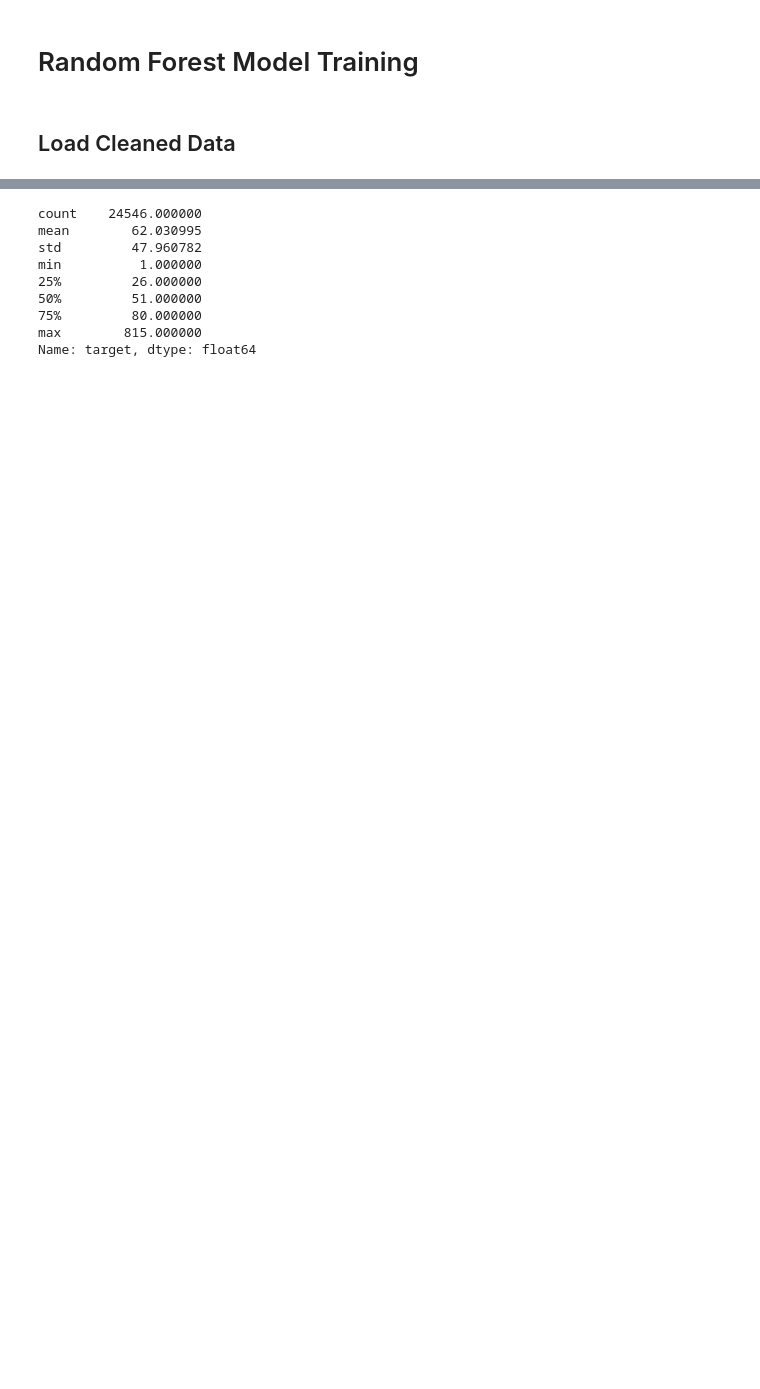
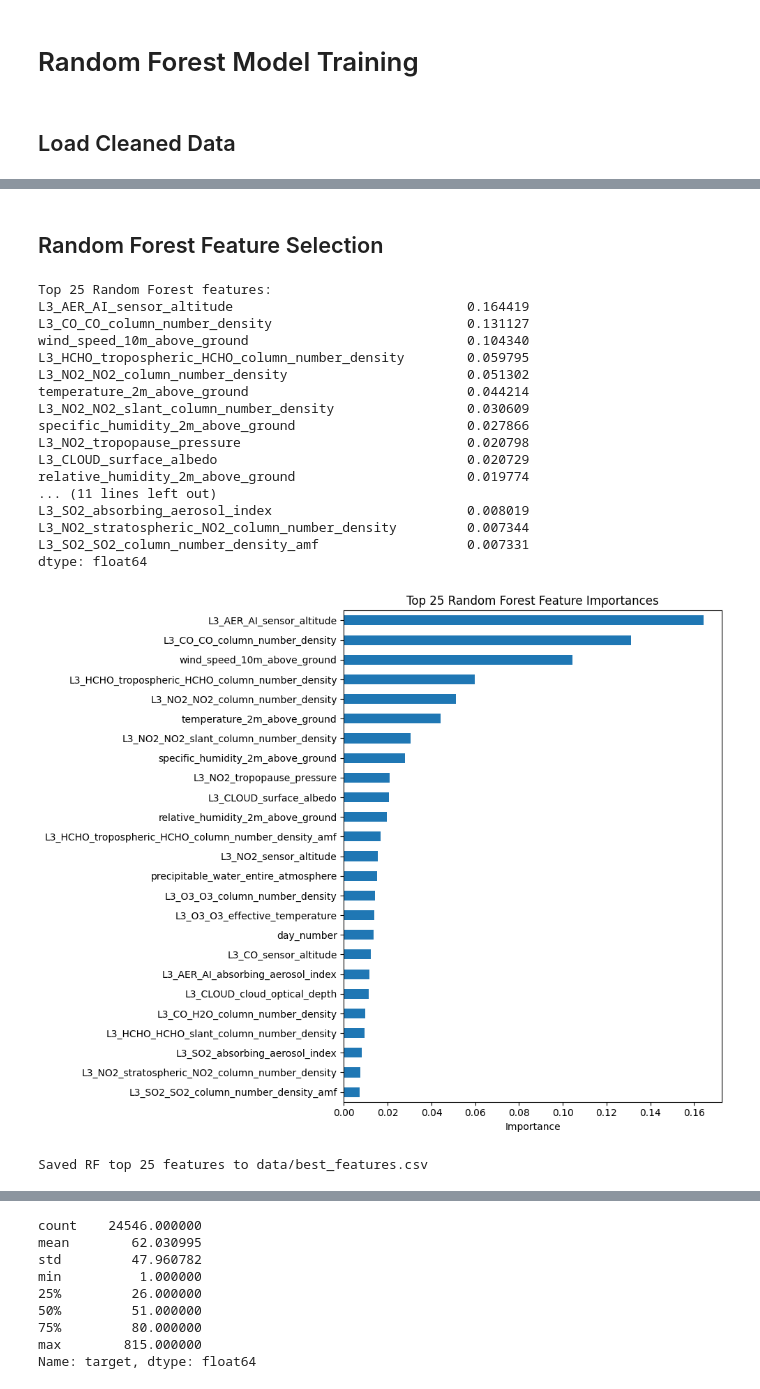
Before and after one commit to flyingpinguu/air_pollution_mlproject, a Jupyter notebook: random_forest.ipynb, the cells around one changed output, grey strips where cells are left out. Cells and saved outputs as stored; diff of their text form; code cells hidden in the pictures; blank space fills up the shorter version.

Commit message:
Update final modeling notebooks

```diff
--- a/random_forest.ipynb
+++ b/random_forest.ipynb
@@ -91,0 +61,16 @@ Validation RMSE: 32.03 µg/m³
+# %%
+# Partner version included this all-feature baseline; keep it as a simple comparison point.
+rf_default_all = RandomForestRegressor(
+    n_estimators=100,
+    random_state=42,
+    n_jobs=-1,
+)
+rf_default_all.fit(X_tr, y_tr_log)
+
+y_val_pred_rf_default_all = np.expm1(rf_default_all.predict(X_val))
+rmse_rf_default_all = np.sqrt(mean_squared_error(y_val, y_val_pred_rf_default_all))
+
+model_scores["RF default - all features"] = rmse_rf_default_all
+model_predictions["RF default - all features"] = y_val_pred_rf_default_all
+
+print(f"Default RF RMSE (all features): {rmse_rf_default_all:.2f} µg/m³")
@@ -91,0 +79,64 @@ Validation RMSE: 32.03 µg/m³
+# %% [markdown]
+## Random Forest Feature Selection
+# %%
+# Select the strongest 25 features with a moderately regularized RF selector.
+rf_selector = RandomForestRegressor(
+    n_estimators=100,
+    max_depth=15,
+    min_samples_split=10,
+    min_samples_leaf=5,
+    max_leaf_nodes=None,
+    random_state=42,
+    n_jobs=-1,
+)
+rf_selector.fit(X_tr, y_tr_log)
+
+rf_importance = pd.Series(rf_selector.feature_importances_, index=X_tr.columns).sort_values(ascending=False)
+top_features = rf_importance.head(25).index.tolist()
+
+print("Top 25 Random Forest features:")
+print(rf_importance.head(25))
+
+rf_importance.head(25).sort_values().plot(kind="barh", figsize=(10, 8))
+plt.title("Top 25 Random Forest Feature Importances")
+plt.xlabel("Importance")
+plt.tight_layout()
+plt.show()
+
+# Save RF features into the shared best_features file without overwriting other model columns.
+best_features_path = "data/best_features.csv"
+try:
+    best_features = pd.read_csv(best_features_path)
+except FileNotFoundError:
+    best_features = pd.DataFrame()
+
+rf_best_features = pd.DataFrame({
+    "random_forest": rf_importance.head(25).index,
+    "rf_feature_importance": rf_importance.head(25).values,
+})
+
+for col in rf_best_features.columns:
+    best_features[col] = rf_best_features[col]
+
+best_features.to_csv(best_features_path, index=False)
+print(f"Saved RF top 25 features to {best_features_path}")
+# %% [output]
+Top 25 Random Forest features:
+L3_AER_AI_sensor_altitude                              0.164419
+L3_CO_CO_column_number_density                         0.131127
+wind_speed_10m_above_ground                            0.104340
+L3_HCHO_tropospheric_HCHO_column_number_density        0.059795
+L3_NO2_NO2_column_number_density                       0.051302
+temperature_2m_above_ground                            0.044214
+L3_NO2_NO2_slant_column_number_density                 0.030609
+specific_humidity_2m_above_ground                      0.027866
+L3_NO2_tropopause_pressure                             0.020798
+L3_CLOUD_surface_albedo                                0.020729
+relative_humidity_2m_above_ground                      0.019774
+... (11 lines left out)
+L3_SO2_absorbing_aerosol_index                         0.008019
+L3_NO2_stratospheric_NO2_column_number_density         0.007344
+L3_SO2_SO2_column_number_density_amf                   0.007331
+dtype: float64
+[figure, added]
+Saved RF top 25 features to data/best_features.csv
```
Also changed, not shown: parts of 18 cells of this notebook, 5 other files.
